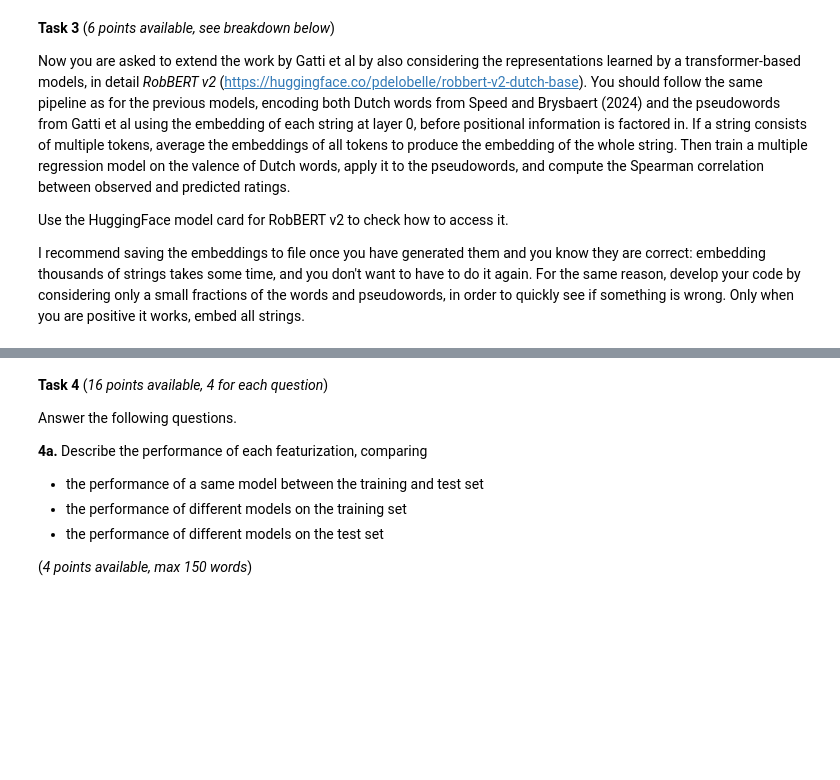
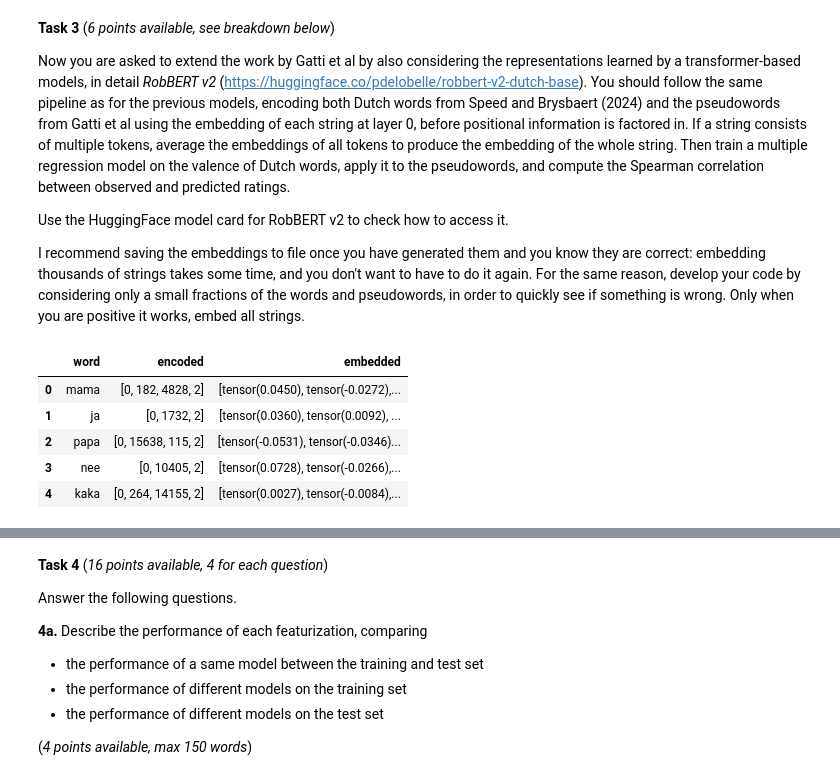
Before and after one commit to blorkazoid/CL_group8, a Jupyter notebook: CL2025_group8_assignment.ipynb, the cells around one changed output, grey strips where cells are left out. Cells and saved outputs as stored; diff of their text form; code cells hidden in the pictures; blank space fills up the shorter version.

```diff
--- a/CL2025_group8_assignment.ipynb
+++ b/CL2025_group8_assignment.ipynb
@@ -394,6 +407,10 @@ I recommend saving the embeddings to file once you have generated them and you k
 # %%
 # load and instantiate the right model
 # 1 point for loading the right model
+from transformers import AutoTokenizer, AutoModelForMaskedLM
+
+tokenizer = AutoTokenizer.from_pretrained("pdelobelle/robbert-v2-dutch-base")
+model = AutoModelForMaskedLM.from_pretrained("pdelobelle/robbert-v2-dutch-base")
 # %%
 # encode the words and pseudowords using RobBERT v2. I've used the free GPU runtime on COLAB to speed things up,
 # but in this case you need to batch the words and pseudowords. You can use the function below to create batches
@@ -409,3 +426,24 @@ def chunks(lst, n):
     for i in range(0, len(lst), n):
         chunked.append(lst[i:i + n])
     return chunked
+# %%
+embedding_layer = model.get_input_embeddings()
+# %%
+import torch
+## encode the words and pseudowords using RobBERT v2.
+speed_words_encoded = [tokenizer.encode(word) for word in speed_words]
+speed_words_embedded = [embedding_layer(torch.tensor(encoding)).mean(dim=0).detach() for encoding in speed_words_encoded]
+df_pseudowords_encoded = [tokenizer.encode(word) for word in df_pseudowords]
+df_pseudowords_embedded = [embedding_layer(torch.tensor(encoding)).mean(dim=0).detach() for encoding in df_pseudowords_encoded]
+
+df_words_robbert = pd.DataFrame(data={"word":speed_words,"encoded":speed_words_encoded,"embedded":speed_words_embedded})
+df_pseudowords_robbert = pd.DataFrame(data={"word":df_pseudowords,"encoded":df_pseudowords_encoded,"embedded":df_pseudowords_embedded})
+
+df_words_robbert.head(5)
+# %% [output]
+|  | word | encoded | embedded |
+| 0 | mama | [0, 182, 4828, 2] | [tensor(0.0450), tensor(-0.0272),... |
+| 1 | ja | [0, 1732, 2] | [tensor(0.0360), tensor(0.0092), ... |
+| 2 | papa | [0, 15638, 115, 2] | [tensor(-0.0531), tensor(-0.0346)... |
+| 3 | nee | [0, 10405, 2] | [tensor(0.0728), tensor(-0.0266),... |
+| 4 | kaka | [0, 264, 14155, 2] | [tensor(0.0027), tensor(-0.0084),... |
```
Also changed, not shown: parts of 14 cells of this notebook.
